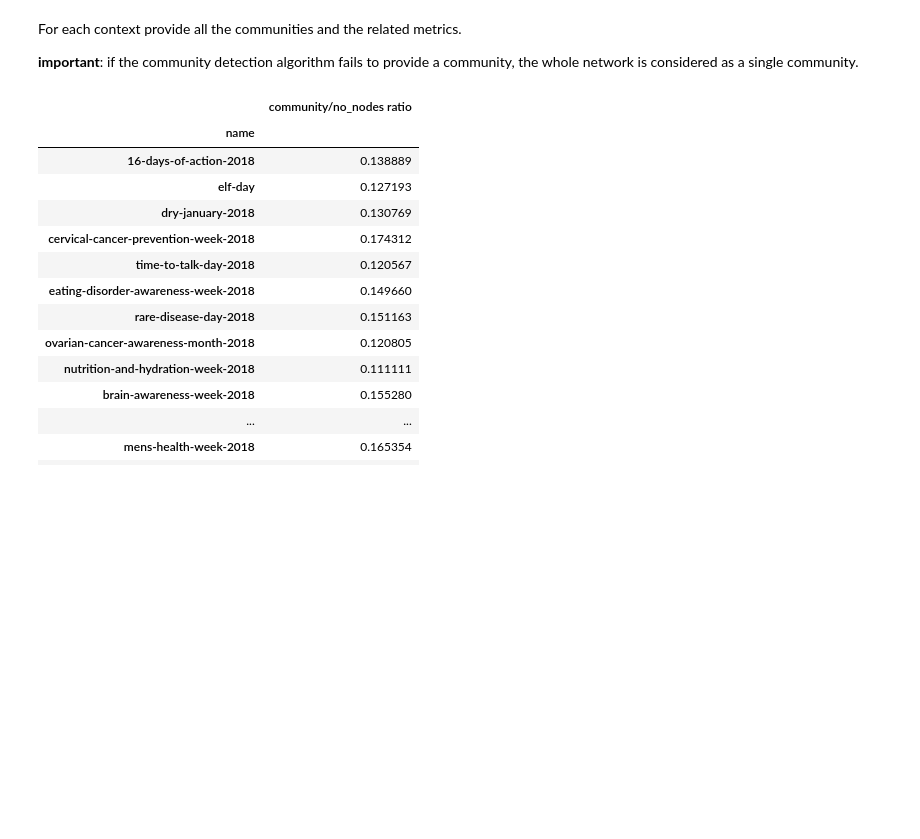
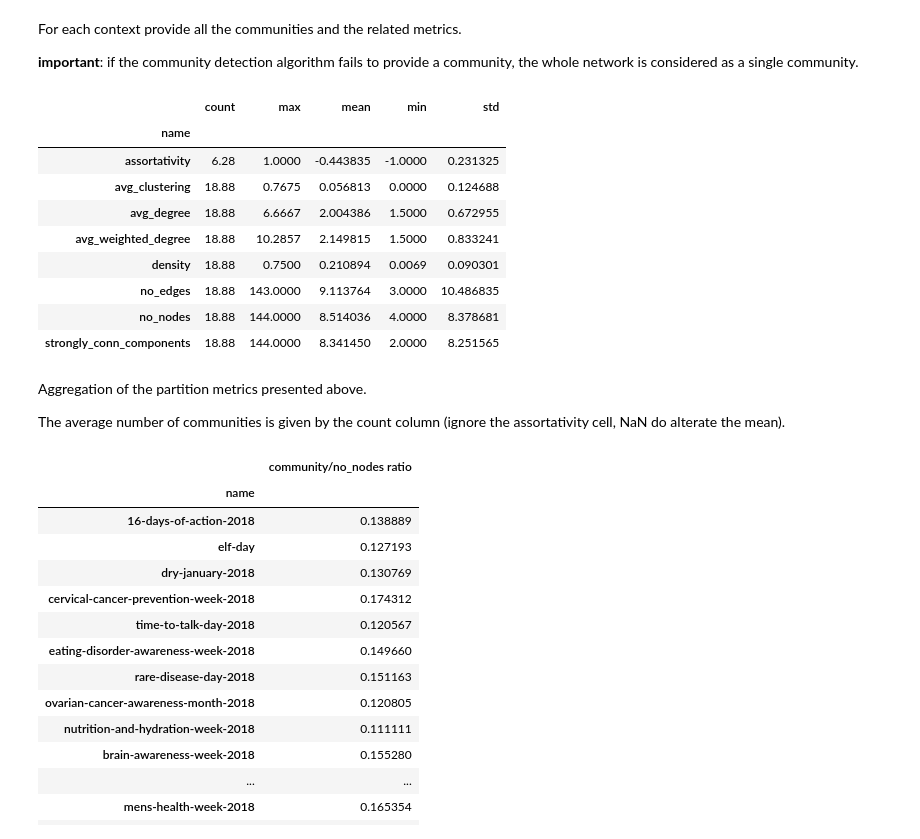
Before and after one commit to flaprimo/twitter-network-analysis, a Jupyter notebook: analysis_infomap.ipynb, the cells around one changed output. Drawn from its saved outputs; the diff is of its cells as text; code cells hidden in the pictures; blank space fills up the shorter version.

```diff
--- a/analysis_infomap.ipynb
+++ b/analysis_infomap.ipynb
@@ -250,6 +250,23 @@ event "cervical-cancer-prevention-week-2018":
 For each context provide all the communities and the related metrics.
 
 **important**: if the community detection algorithm fails to provide a community, the whole network is considered as a single community.
+# %%
+AnalysisHelper.partitions_summary_aggregated(results)
+# %% [output]
+|  | count | max | mean | min | std |
+| name |  |  |  |  |  |
+| assortativity | 6.28 | 1.0000 | -0.443835 | -1.0000 | 0.231325 |
+| avg_clustering | 18.88 | 0.7675 | 0.056813 | 0.0000 | 0.124688 |
+| avg_degree | 18.88 | 6.6667 | 2.004386 | 1.5000 | 0.672955 |
+| avg_weighted_degree | 18.88 | 10.2857 | 2.149815 | 1.5000 | 0.833241 |
+| density | 18.88 | 0.7500 | 0.210894 | 0.0069 | 0.090301 |
+| no_edges | 18.88 | 143.0000 | 9.113764 | 3.0000 | 10.486835 |
+| no_nodes | 18.88 | 144.0000 | 8.514036 | 4.0000 | 8.378681 |
+| strongly_conn_components | 18.88 | 144.0000 | 8.341450 | 2.0000 | 8.251565 |
+# %% [markdown]
+Aggregation of the partition metrics presented above.
+
+The average number of communities is given by the count column (ignore the assortativity cell, NaN do alterate the mean).
 # %%
 display(AnalysisHelper.community_over_nonodes_ratio(results))
 # %% [output]
```
Also changed, not shown: parts of 2 cells of this notebook, 2 other files.
